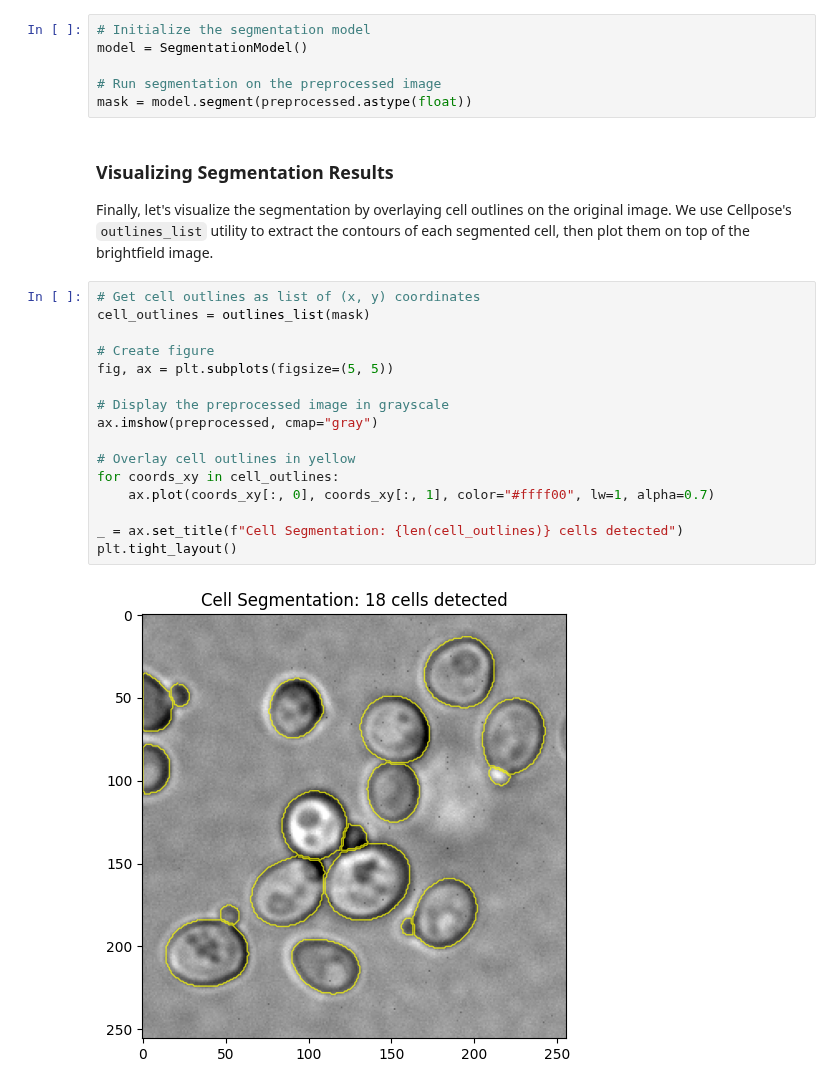
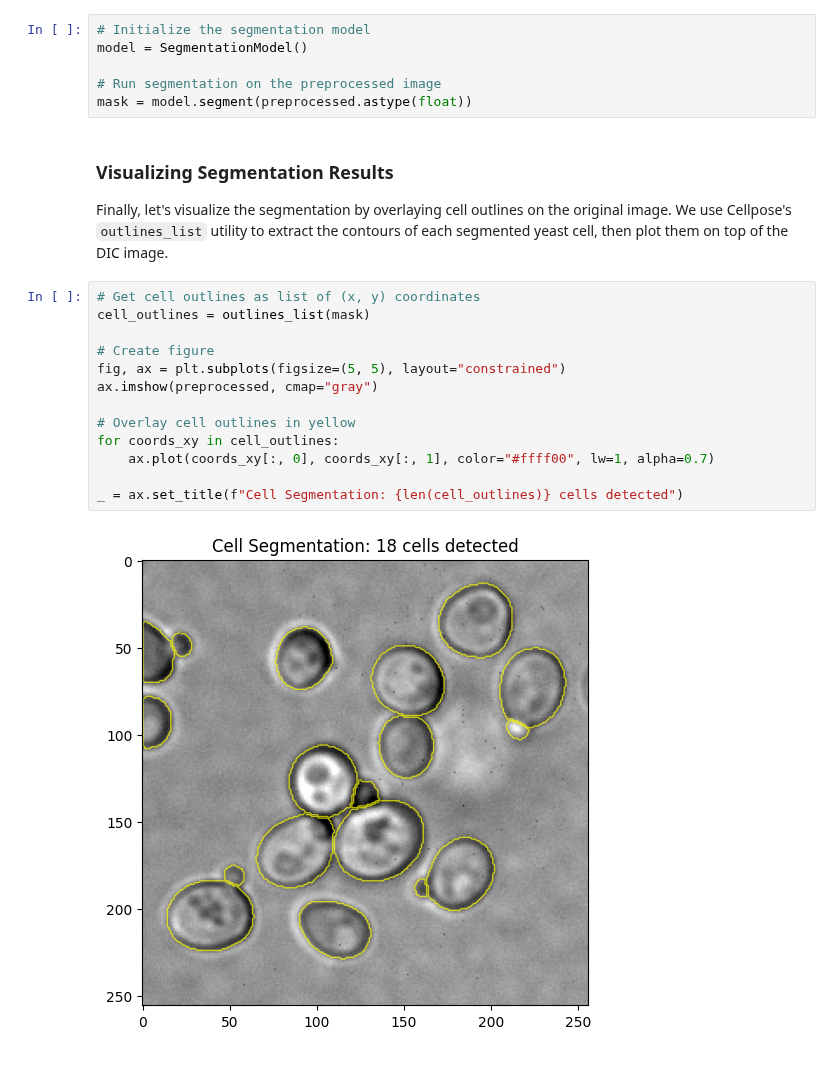
Before and after one commit to Arcadia-Science/arcadia-microscopy-tools, a Jupyter notebook: docs/examples/cell_segmentation.ipynb, the cells around one changed output. Drawn from its saved outputs; the diff is of its cells as text.

```diff
--- a/docs/examples/cell_segmentation.ipynb
+++ b/docs/examples/cell_segmentation.ipynb
@@ -73,22 +73,19 @@ mask = model.segment(preprocessed.astype(float))
 # %% [markdown]
 ### Visualizing Segmentation Results
 
-Finally, let's visualize the segmentation by overlaying cell outlines on the original image. We use Cellpose's `outlines_list` utility to extract the contours of each segmented cell, then plot them on top of the brightfield image.
+Finally, let's visualize the segmentation by overlaying cell outlines on the original image. We use Cellpose's `outlines_list` utility to extract the contours of each segmented yeast cell, then plot them on top of the DIC image.
 # %%
 # Get cell outlines as list of (x, y) coordinates
 cell_outlines = outlines_list(mask)
 
 # Create figure
-fig, ax = plt.subplots(figsize=(5, 5))
-
-# Display the preprocessed image in grayscale
+fig, ax = plt.subplots(figsize=(5, 5), layout="constrained")
 ax.imshow(preprocessed, cmap="gray")
 
 # Overlay cell outlines in yellow
 for coords_xy in cell_outlines:
     ax.plot(coords_xy[:, 0], coords_xy[:, 1], color="#ffff00", lw=1, alpha=0.7)
 
 _ = ax.set_title(f"Cell Segmentation: {len(cell_outlines)} cells detected")
-plt.tight_layout()
 # %% [output]
-[figure, old version]
+[figure, new version]
```
Also changed, not shown: parts of 4 cells of this notebook, 6 other files.
